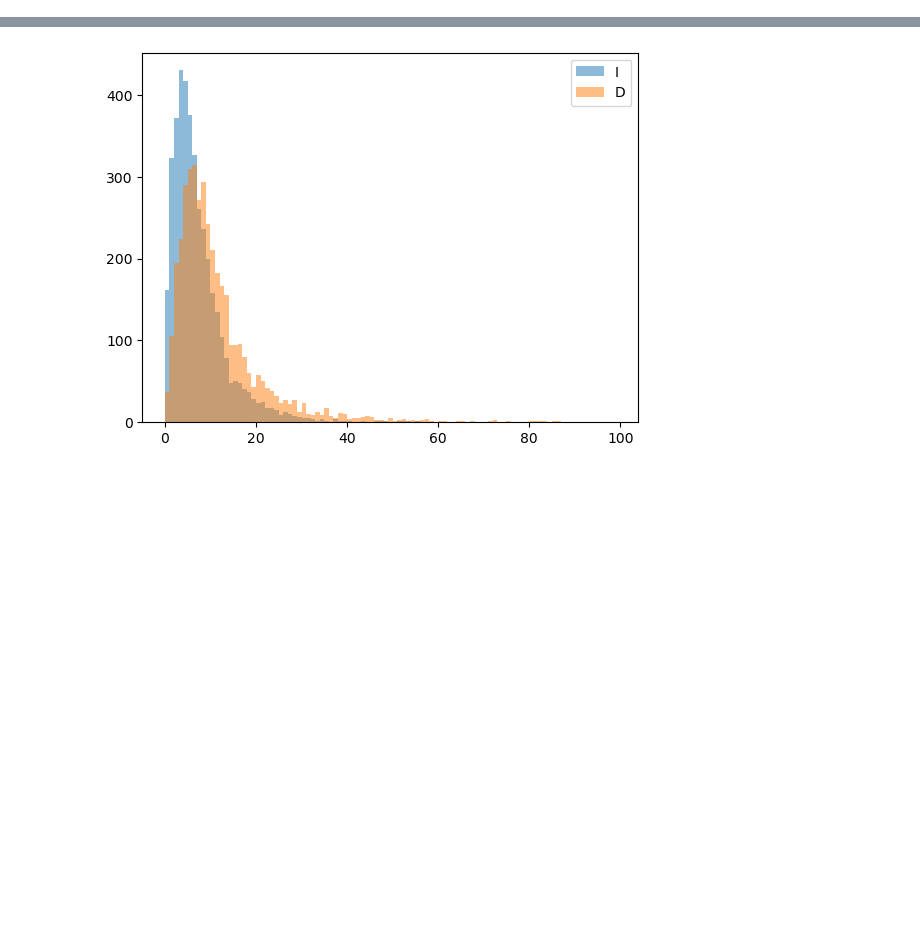
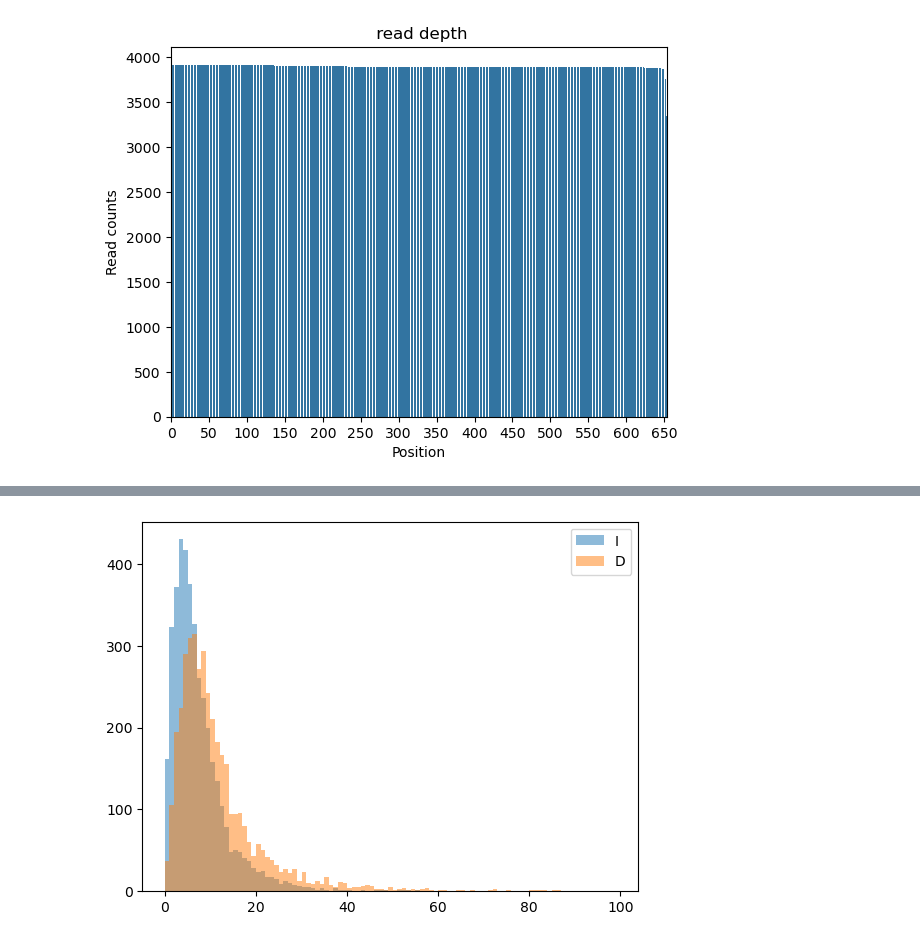
Before and after one commit to AliceHovsepyan/pogo_pance_draft, a Jupyter notebook: Nanopore_analysis.ipynb, the cells around one changed output, grey strips where cells are left out. Saved outputs shown, nothing was run; the diff lists cells and outputs as text; code cells hidden in the pictures; blank space fills up the shorter version.

```diff
--- a/Nanopore_analysis.ipynb
+++ b/Nanopore_analysis.ipynb
@@ -56,0 +255,4 @@ bamfile = pysam.AlignmentFile("/var/lib/minknow/data/basecalling/pass/barcode01/
+# %%
+coverage_plot(all_variants.sum())
+# %% [output]
+[figure, added]
```
Also changed, not shown: parts of 14 cells of this notebook.
